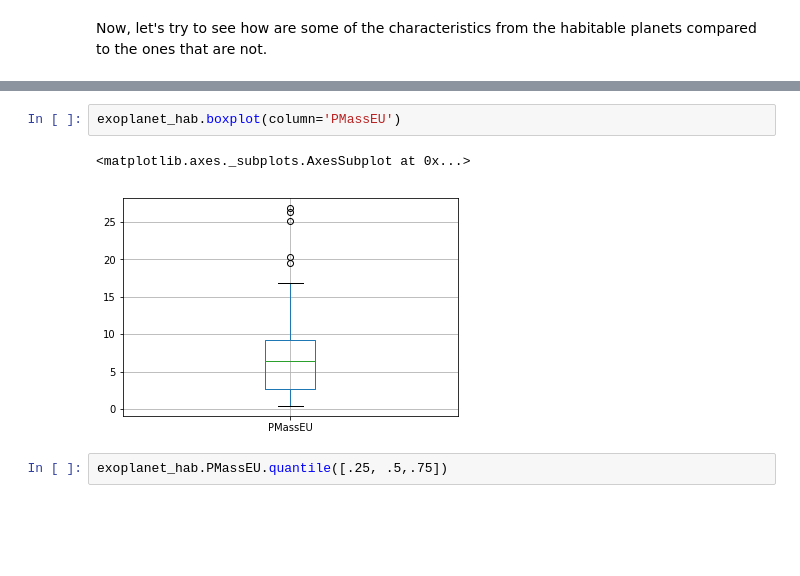
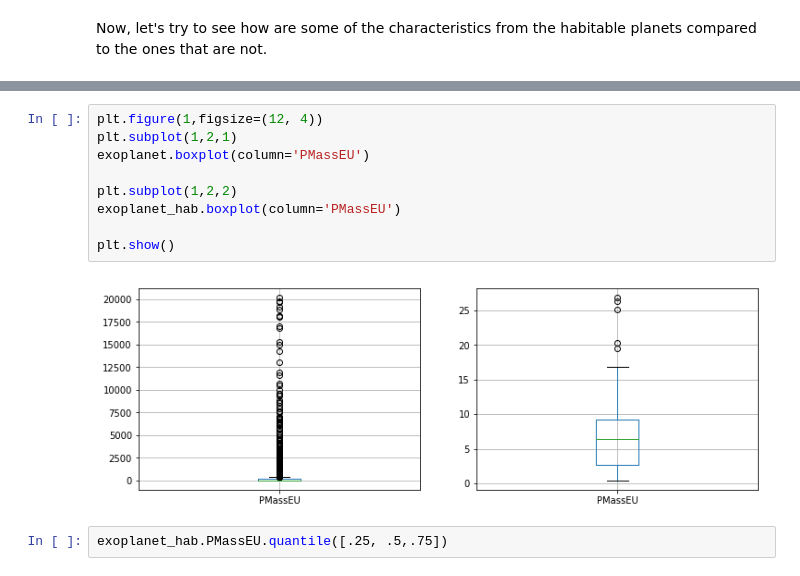
Before and after one commit to AzucenaMV/machine-learning-course, a Jupyter notebook: Exoplanet.ipynb, the cells around one changed output, grey strips where cells are left out. Drawn from its saved outputs; the diff is of its cells as text; blank space fills up the shorter version.

```diff
--- a/Exoplanet.ipynb
+++ b/Exoplanet.ipynb
@@ -141,8 +125,14 @@ AttributeError: Unknown property column
-# %%
-exoplanet_hab.boxplot(column='PMassEU')
-# %% [output]
-<matplotlib.axes._subplots.AxesSubplot at 0x...>
-[figure, removed]
+# %%
+plt.figure(1,figsize=(12, 4))
+plt.subplot(1,2,1)
+exoplanet.boxplot(column='PMassEU')
+
+plt.subplot(1,2,2)
+exoplanet_hab.boxplot(column='PMassEU')
+
+plt.show()
+# %% [output]
+[figure, added]
 # %%
 exoplanet_hab.PMassEU.quantile([.25, .5,.75])
 # %% [output]
```
Also changed, not shown: parts of 37 cells of this notebook.
